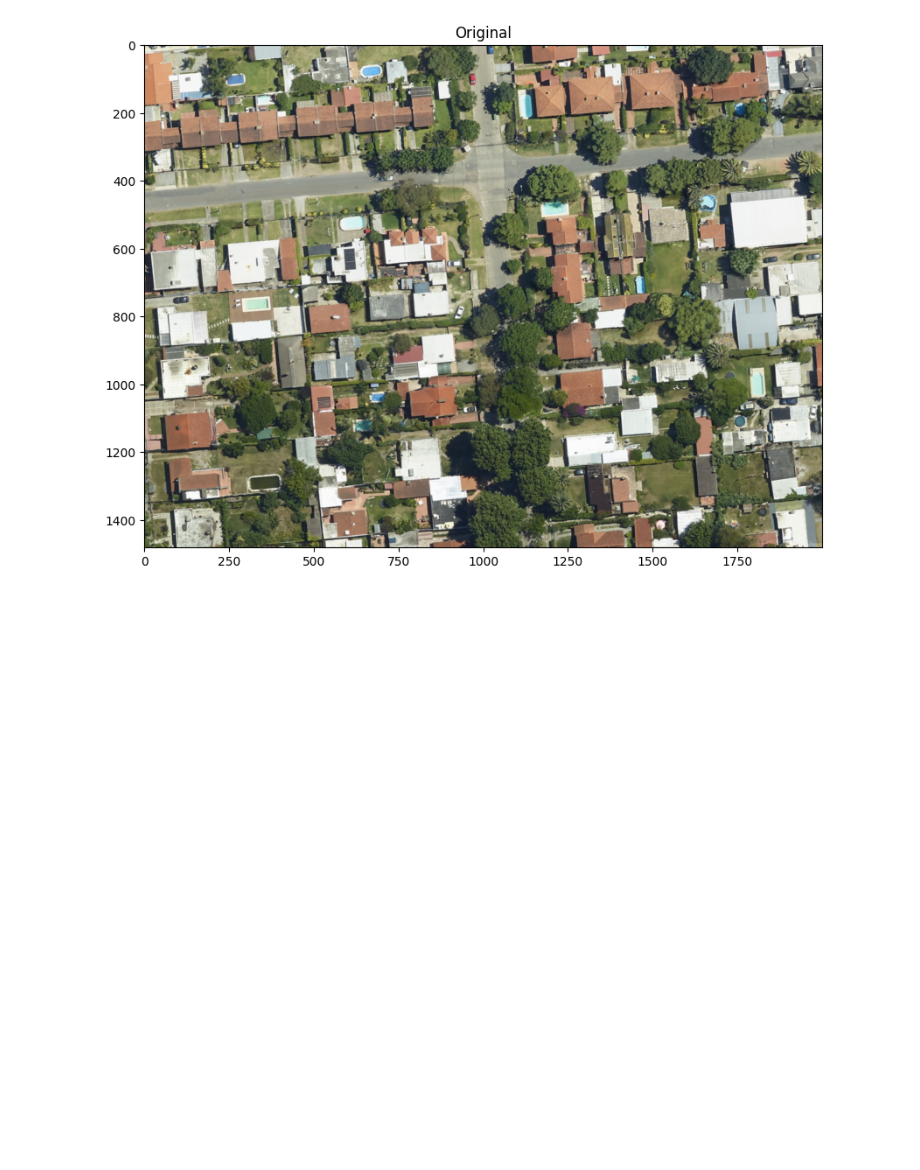
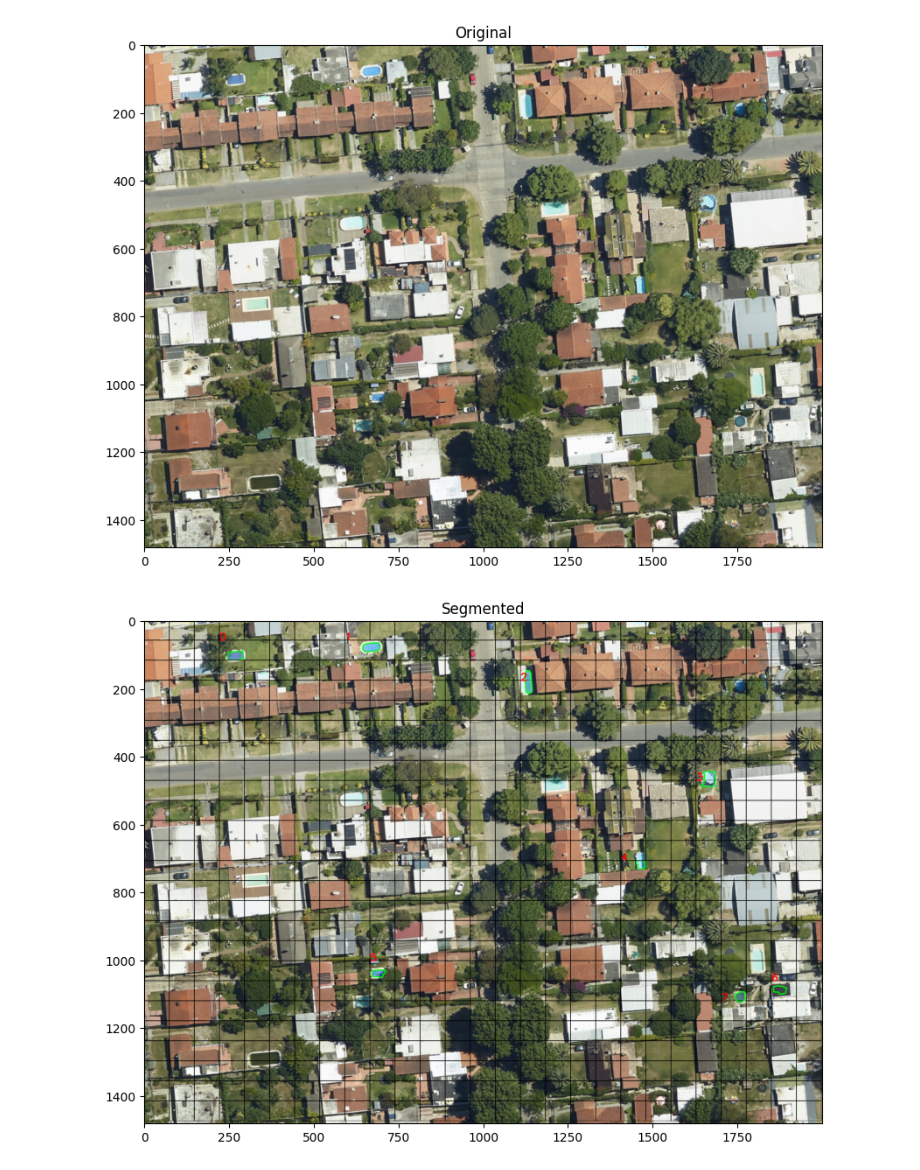
Before and after one commit to AlexisBaladon/Pool-Analyzer, a Jupyter notebook: notebooks/INT.ipynb, the cells around one changed output. Saved outputs shown, nothing was run; the diff lists cells and outputs as text; code cells hidden in the pictures; blank space fills up the shorter version.

```diff
--- a/notebooks/INT.ipynb
+++ b/notebooks/INT.ipynb
@@ -107,9 +416,19 @@ def process_image(image, model: model, segmentator: segmentator):
 # %%
 imag = np.array(Image.open(os.path.join('..', 'image_chunk.jpg')))
 
 plt.figure(figsize=(10,10))
 plt.imshow(imag)
 plt.title('Original')
 plt.show()
+
+res = process_image(imag, model(), segmentator(), division_y=25, division_x=27)
+
+plt.figure(figsize=(10,10))
+plt.imshow(res[0])
+plt.title('Segmented')
+plt.show()
+
+print(res[1].to_string(index=False))
 # %% [output]
 [figure]
+[figure, added]
```
Also changed, not shown: parts of 16 cells of this notebook.
